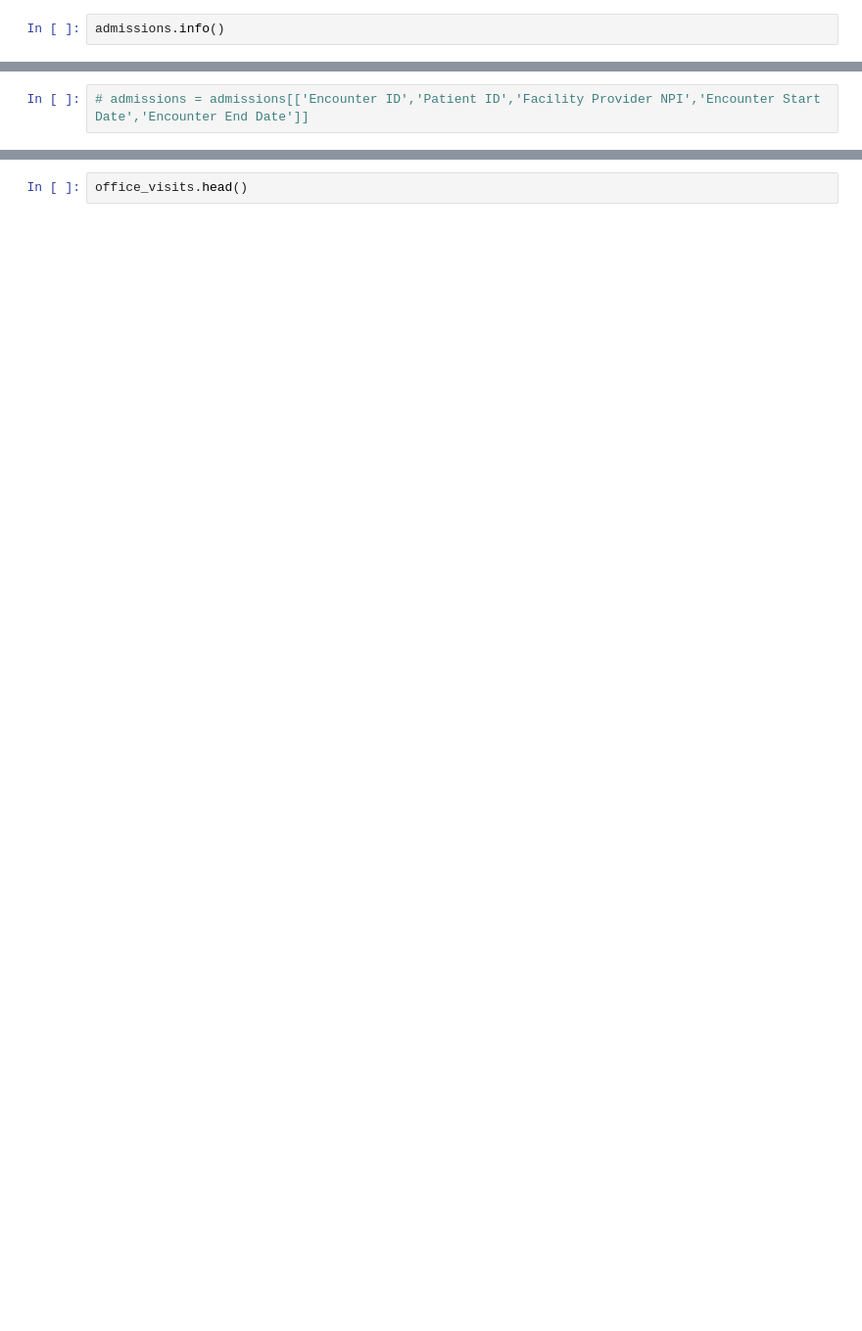
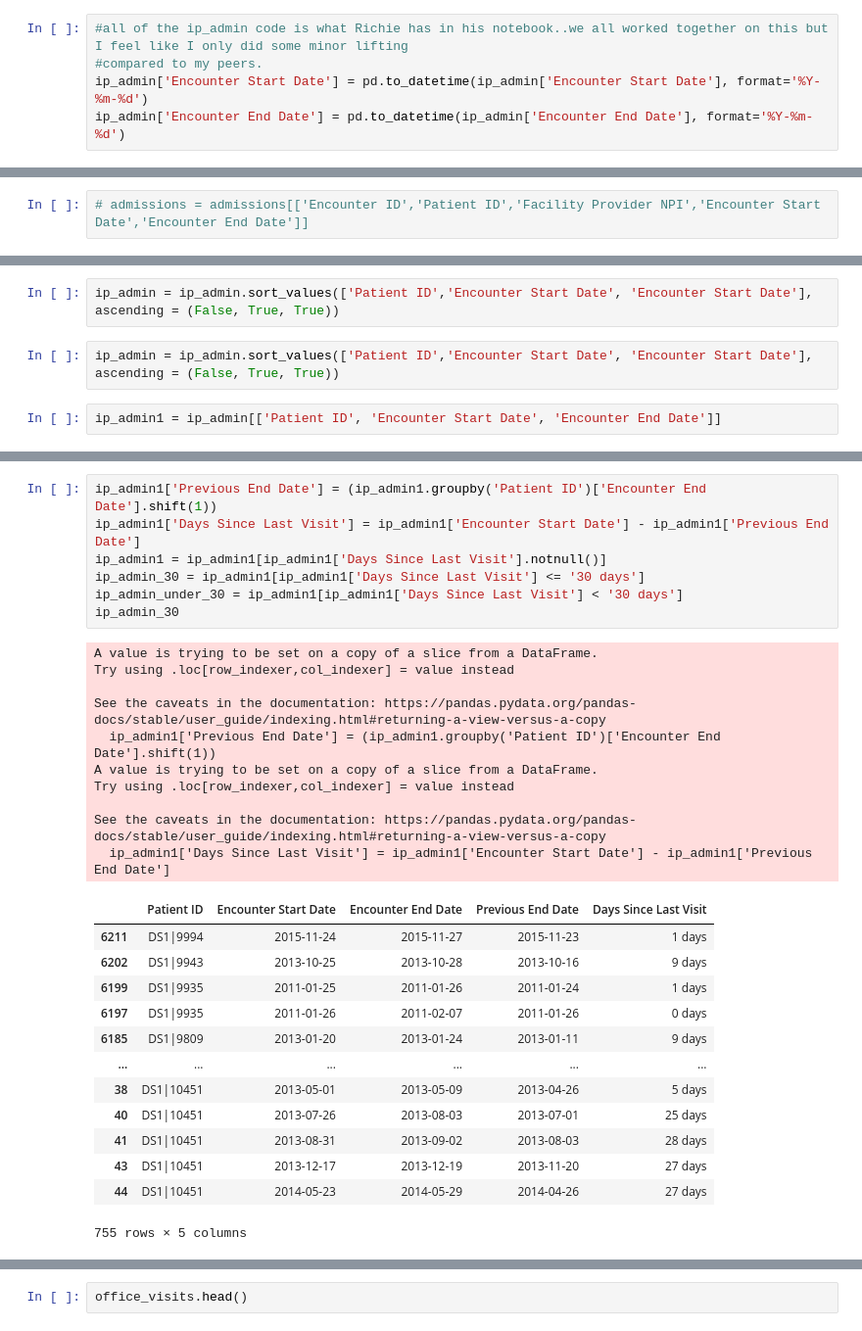
Before and after one commit to tipearso/hospital-readmissions, a Jupyter notebook: notebooks/hospital_readmissions.ipynb, the cells around one changed output, grey strips where cells are left out. Shown at 98% size. Cells and saved outputs as stored; diff of their text form; blank space fills up the shorter version.

```diff
--- a/notebooks/hospital_readmissions.ipynb
+++ b/notebooks/hospital_readmissions.ipynb
@@ -31,2 +33,5 @@ members.head(20)
 # %%
-admissions.info()
+#all of the ip_admin code is what Richie has in his notebook..we all worked together on this but I feel like I only did some minor lifting
+#compared to my peers.
+ip_admin['Encounter Start Date'] = pd.to_datetime(ip_admin['Encounter Start Date'], format='%Y-%m-%d')
+ip_admin['Encounter End Date'] = pd.to_datetime(ip_admin['Encounter End Date'], format='%Y-%m-%d')
@@ -62,0 +50,6 @@ admissions.head()
+# %%
+ip_admin = ip_admin.sort_values(['Patient ID','Encounter Start Date', 'Encounter Start Date'], ascending = (False, True, True))
+# %%
+ip_admin = ip_admin.sort_values(['Patient ID','Encounter Start Date', 'Encounter Start Date'], ascending = (False, True, True))
+# %%
+ip_admin1 = ip_admin[['Patient ID', 'Encounter Start Date', 'Encounter End Date']]
@@ -62,0 +72,31 @@ admissions.head()
+# %%
+ip_admin1['Previous End Date'] = (ip_admin1.groupby('Patient ID')['Encounter End Date'].shift(1))
+ip_admin1['Days Since Last Visit'] = ip_admin1['Encounter Start Date'] - ip_admin1['Previous End Date']
+ip_admin1 = ip_admin1[ip_admin1['Days Since Last Visit'].notnull()]
+ip_admin_30 = ip_admin1[ip_admin1['Days Since Last Visit'] <= '30 days']
+ip_admin_under_30 = ip_admin1[ip_admin1['Days Since Last Visit'] < '30 days']
+ip_admin_30
+# %% [output]
+A value is trying to be set on a copy of a slice from a DataFrame.
+Try using .loc[row_indexer,col_indexer] = value instead
+
+See the caveats in the documentation: https://pandas.pydata.org/pandas-docs/stable/user_guide/indexing.html#returning-a-view-versus-a-copy
+  ip_admin1['Previous End Date'] = (ip_admin1.groupby('Patient ID')['Encounter End Date'].shift(1))
+A value is trying to be set on a copy of a slice from a DataFrame.
+Try using .loc[row_indexer,col_indexer] = value instead
+
+See the caveats in the documentation: https://pandas.pydata.org/pandas-docs/stable/user_guide/indexing.html#returning-a-view-versus-a-copy
+  ip_admin1['Days Since Last Visit'] = ip_admin1['Encounter Start Date'] - ip_admin1['Previous End Date']
+|  | Patient ID | Encounter Start Date | Encounter End Date | Previous End Date | Days Since Last Visit |
+| 6211 | DS1|9994 | 2015-11-24 | 2015-11-27 | 2015-11-23 | 1 days |
+| 6202 | DS1|9943 | 2013-10-25 | 2013-10-28 | 2013-10-16 | 9 days |
+| 6199 | DS1|9935 | 2011-01-25 | 2011-01-26 | 2011-01-24 | 1 days |
+| 6197 | DS1|9935 | 2011-01-26 | 2011-02-07 | 2011-01-26 | 0 days |
+| 6185 | DS1|9809 | 2013-01-20 | 2013-01-24 | 2013-01-11 | 9 days |
+| ... | ... | ... | ... | ... | ... |
+| 38 | DS1|10451 | 2013-05-01 | 2013-05-09 | 2013-04-26 | 5 days |
+| 40 | DS1|10451 | 2013-07-26 | 2013-08-03 | 2013-07-01 | 25 days |
+| 41 | DS1|10451 | 2013-08-31 | 2013-09-02 | 2013-08-03 | 28 days |
+| 43 | DS1|10451 | 2013-12-17 | 2013-12-19 | 2013-11-20 | 27 days |
+| 44 | DS1|10451 | 2014-05-23 | 2014-05-29 | 2014-04-26 | 27 days |
+755 rows × 5 columns
```
Also changed, not shown: parts of 21 cells of this notebook.
